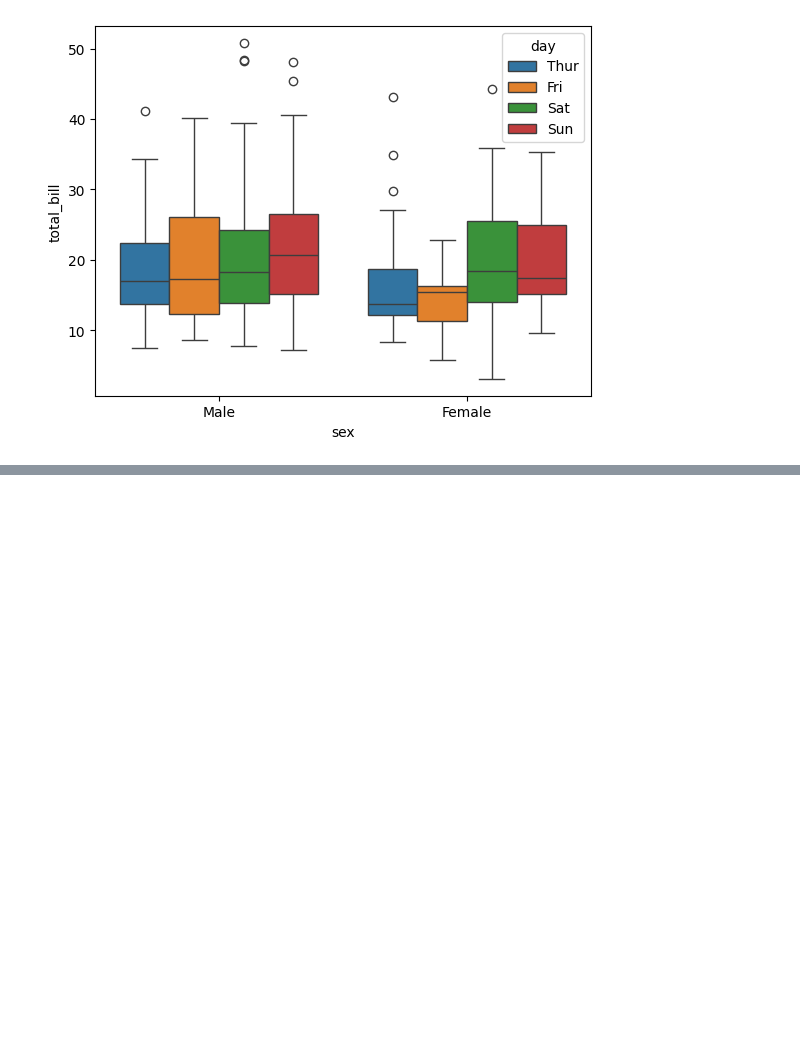
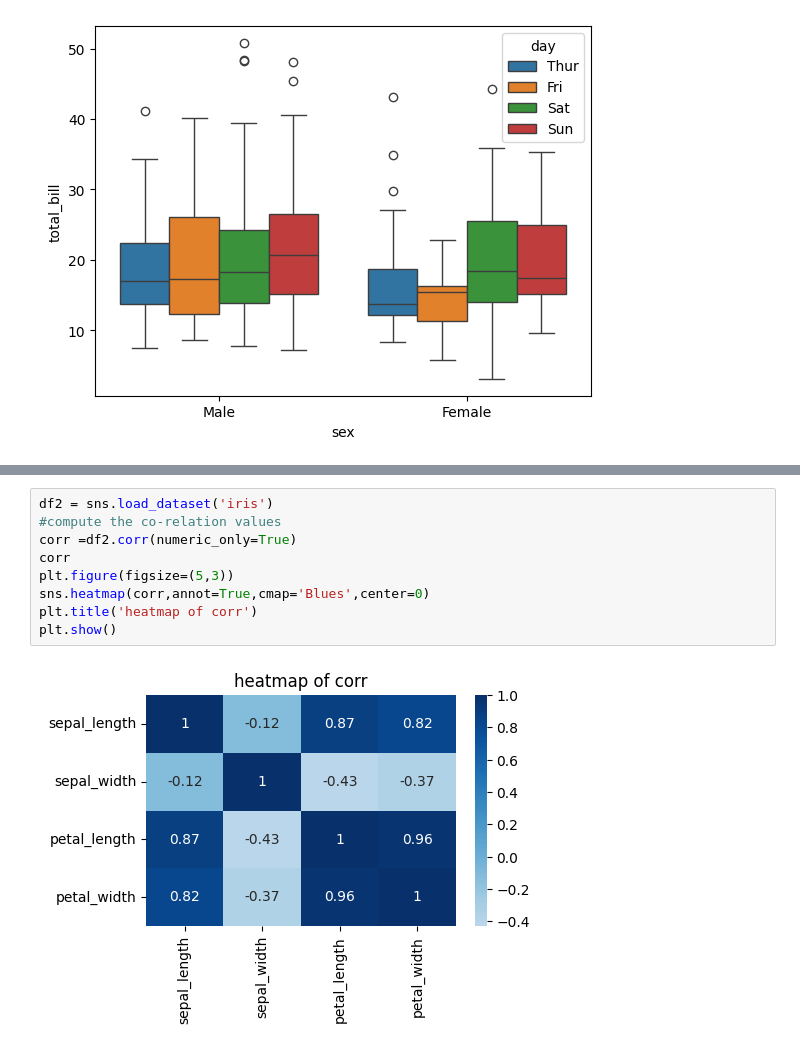
Before and after one commit to Srikanth-9492/My_python_notebook, a Jupyter notebook: Data_Visualization.ipynb, the cells around one changed output, grey strips where cells are left out. Drawn from its saved outputs; the diff is of its cells as text; blank space fills up the shorter version.

```diff
--- a/Data_Visualization.ipynb
+++ b/Data_Visualization.ipynb
@@ -397,0 +429,11 @@ sns.boxplot(data=data,x='sex', y='total_bill',hue='day')
+# %%
+df2 = sns.load_dataset('iris')
+#compute the co-relation values
+corr =df2.corr(numeric_only=True)
+corr
+plt.figure(figsize=(5,3))
+sns.heatmap(corr,annot=True,cmap='Blues',center=0)
+plt.title('heatmap of corr')
+plt.show()
+# %% [output]
+[figure, added]
```
Also changed, not shown: parts of 6 cells of this notebook.
